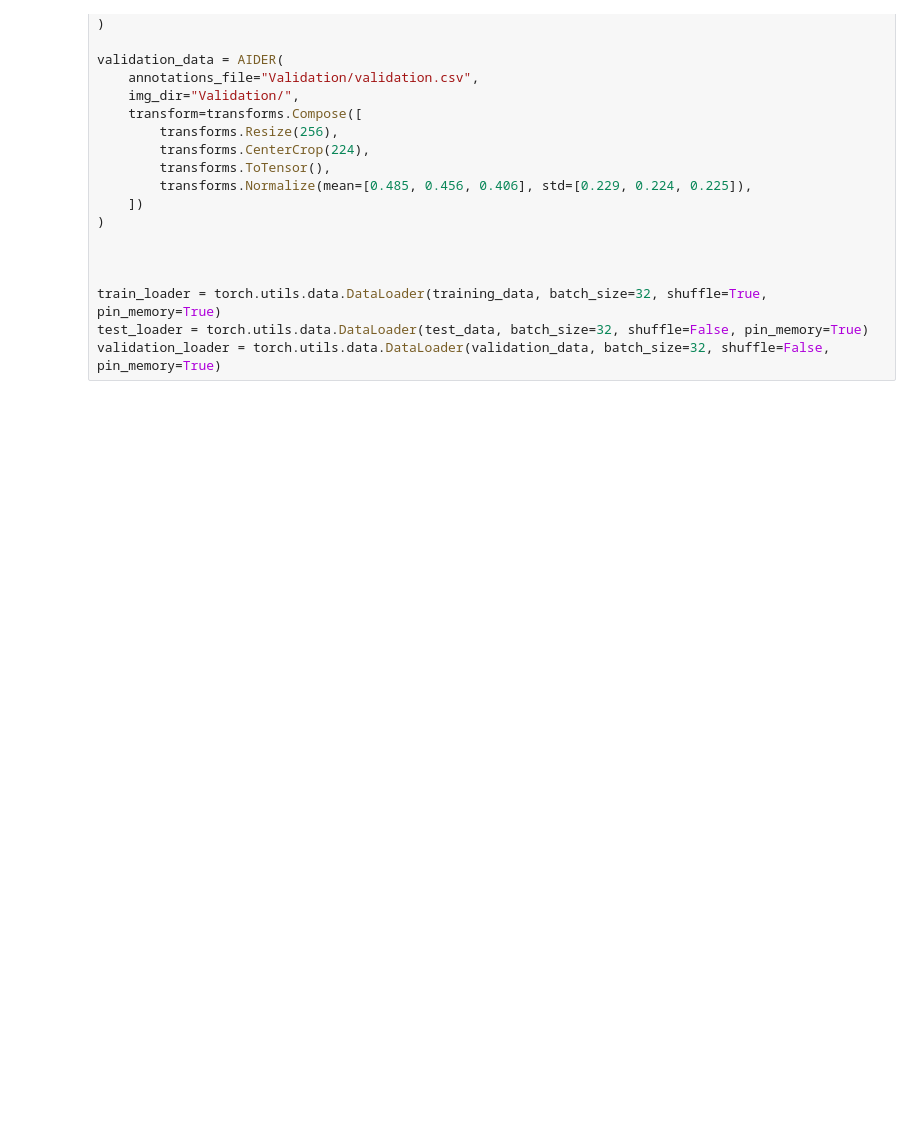
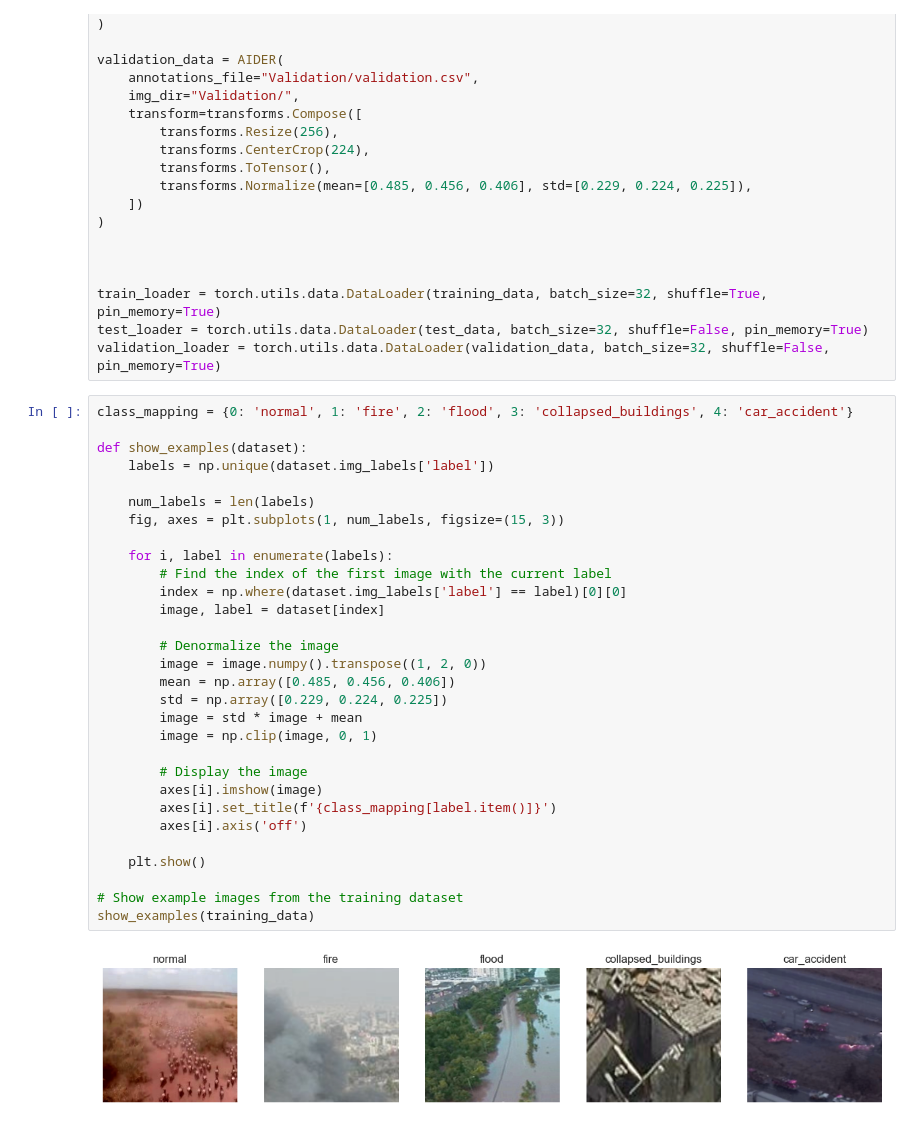
Before and after one commit to RandomPerson3109/RGB-D-CNN, a Jupyter notebook: rgb.ipynb, the cells around one changed output. Cells and saved outputs as stored; diff of their text form; blank space fills up the shorter version.

```diff
--- a/rgb.ipynb
+++ b/rgb.ipynb
@@ -113,6 +113,38 @@ validation_data = AIDER(
 train_loader = torch.utils.data.DataLoader(training_data, batch_size=32, shuffle=True, pin_memory=True)
 test_loader = torch.utils.data.DataLoader(test_data, batch_size=32, shuffle=False, pin_memory=True)
 validation_loader = torch.utils.data.DataLoader(validation_data, batch_size=32, shuffle=False, pin_memory=True)
+# %%
+class_mapping = {0: 'normal', 1: 'fire', 2: 'flood', 3: 'collapsed_buildings', 4: 'car_accident'}
+
+def show_examples(dataset):
+    labels = np.unique(dataset.img_labels['label'])
+
+    num_labels = len(labels)
+    fig, axes = plt.subplots(1, num_labels, figsize=(15, 3))
+
+    for i, label in enumerate(labels):
+        # Find the index of the first image with the current label
+        index = np.where(dataset.img_labels['label'] == label)[0][0]
+        image, label = dataset[index]
+
+        # Denormalize the image
+        image = image.numpy().transpose((1, 2, 0))
+        mean = np.array([0.485, 0.456, 0.406])
+        std = np.array([0.229, 0.224, 0.225])
+        image = std * image + mean
+        image = np.clip(image, 0, 1)
+
+        # Display the image
+        axes[i].imshow(image)
+        axes[i].set_title(f'{class_mapping[label.item()]}')
+        axes[i].axis('off')
+
+    plt.show()
+
+# Show example images from the training dataset
+show_examples(training_data)
+# %% [output]
+[figure, added]
 # %%
 if torch.cuda.is_available():
     print("GPU is available.")
```
Also changed, not shown: parts of 4 cells of this notebook.
